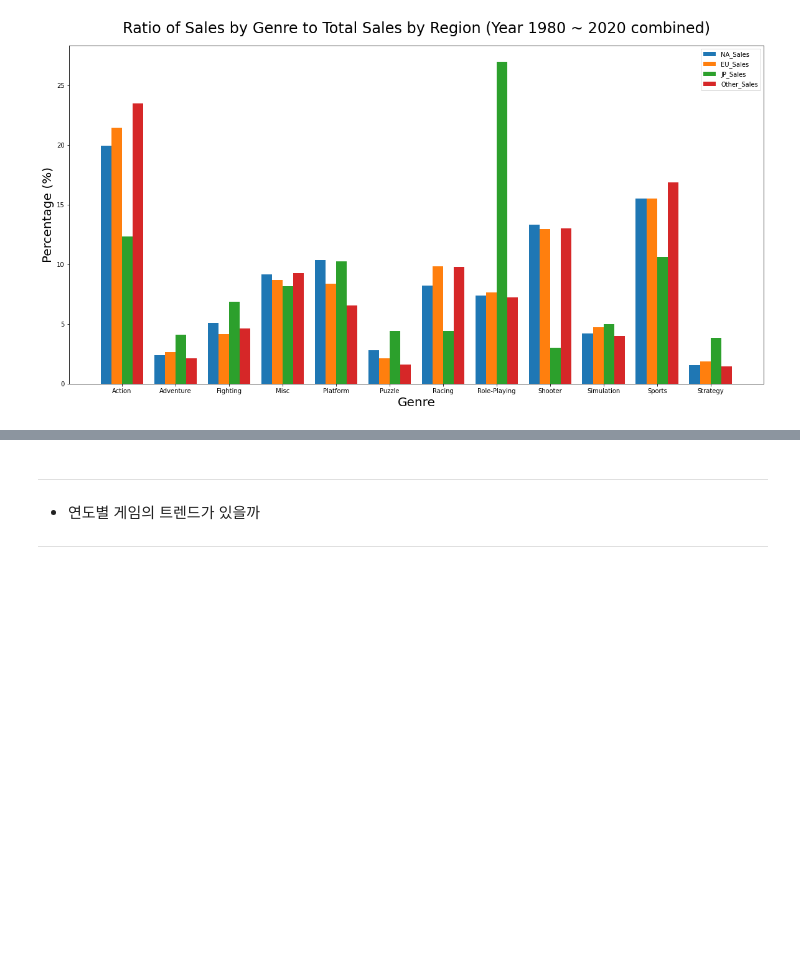
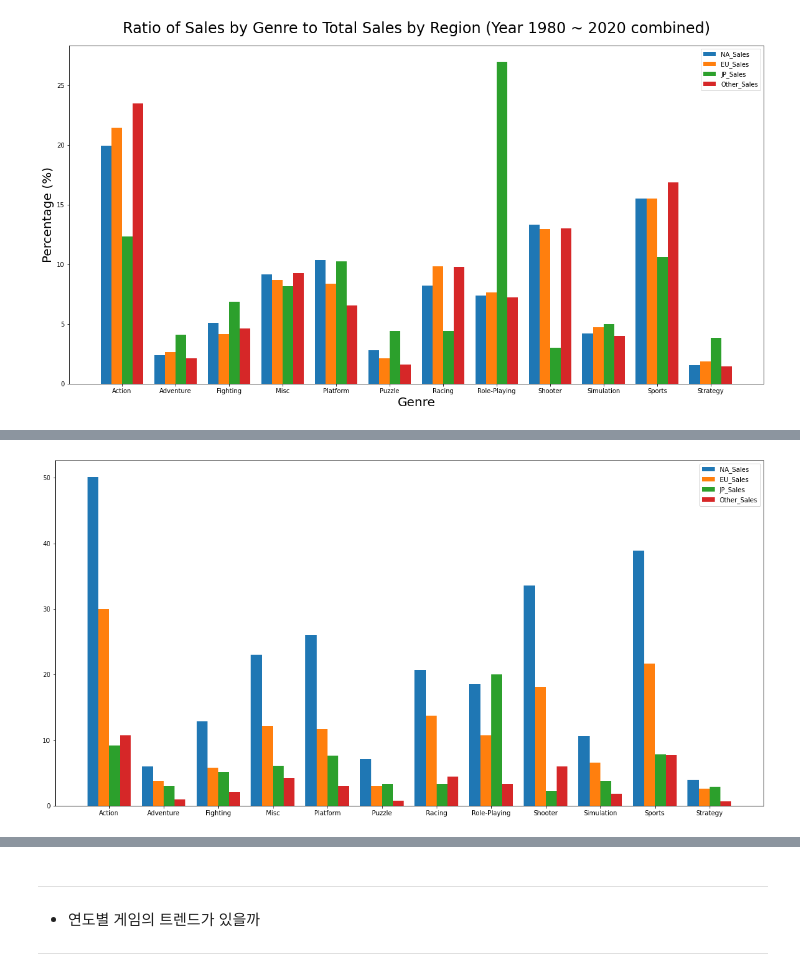
Before and after one commit to sangwook4kim/PROJ_1_VIDEOGAMES, a Jupyter notebook: ai07-sc1-proj1.ipynb, the cells around one changed output, grey strips where cells are left out. Cells and saved outputs as stored; diff of their text form; code cells hidden in the pictures; blank space fills up the shorter version.

```diff
--- a/ai07-sc1-proj1.ipynb
+++ b/ai07-sc1-proj1.ipynb
@@ -348,3 +370,9 @@ plt.legend()
 plt.show()
 # %% [output]
 [figure]
+# %%
+df2_1_per2 = df2_1.copy()
+df2_1_per2['All_Sales'] = df2_1_per2['NA_Sales']+df2_1_per2['EU_Sales']+df2_1_per2['JP_Sales']+df2_1_per2['Other_Sales']
+for col in df2_1_per2.columns[:-1]:
+    df2_1_per2[col] = df2_1_per2[col].apply(lambda x: round(x/df2_1_per2['All_Sales']*100, 2))
+df2_1_per2
@@ -350,0 +394,17 @@ plt.show()
+# %%
+plt.figure(figsize=(20, 10))
+x = np.arange(12)
+width = 0.2
+widths = [-0.3, -0.1, 0.1, 0.3]
+
+for gap, region in zip(widths, df2_1_per2.columns):
+    plt.bar(x+gap, df2_1_per2[region], width, label=region)
+
+#plt.title('Ratio of Sales by Genre to Total Sales by Region (Year 1980 ~ 2020 combined)', fontsize=24, pad=20)
+plt.xticks(x, df2_1_per.index.tolist())
+#plt.xlabel('Genre', fontsize=20)
+#plt.ylabel('Percentage (%)', fontsize=20)
+plt.legend()
+plt.show()
+# %% [output]
+[figure, added]
```
Also changed, not shown: parts of 11 cells of this notebook.
